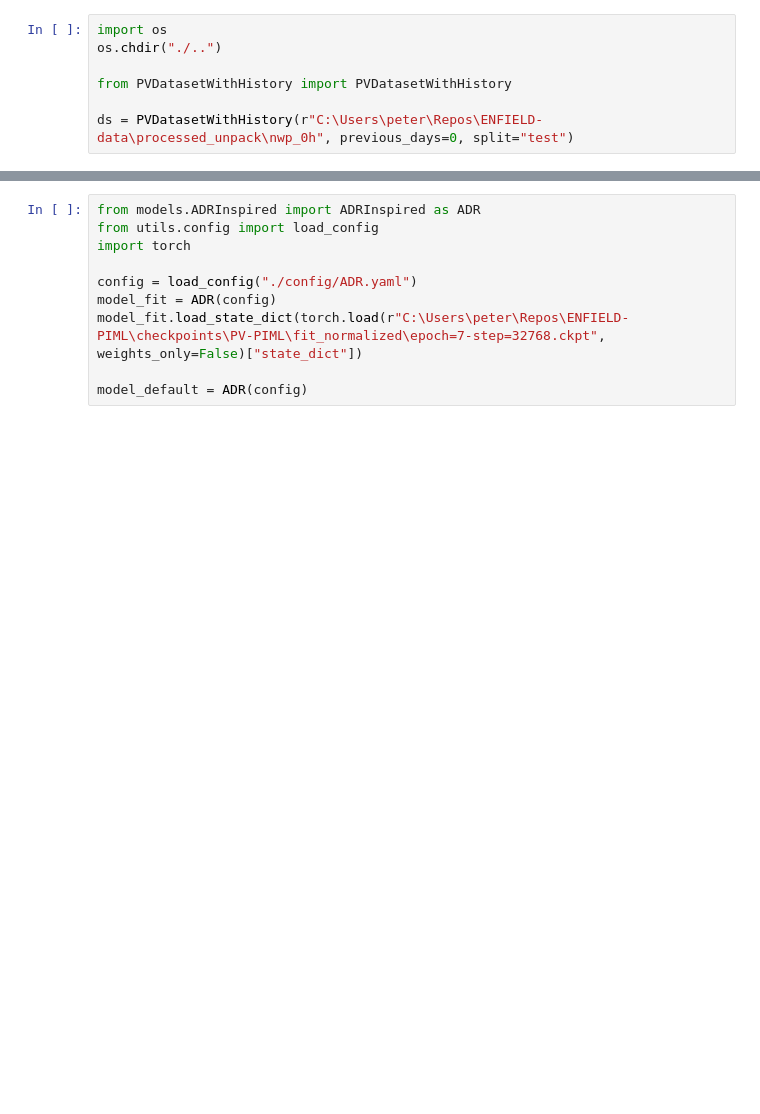
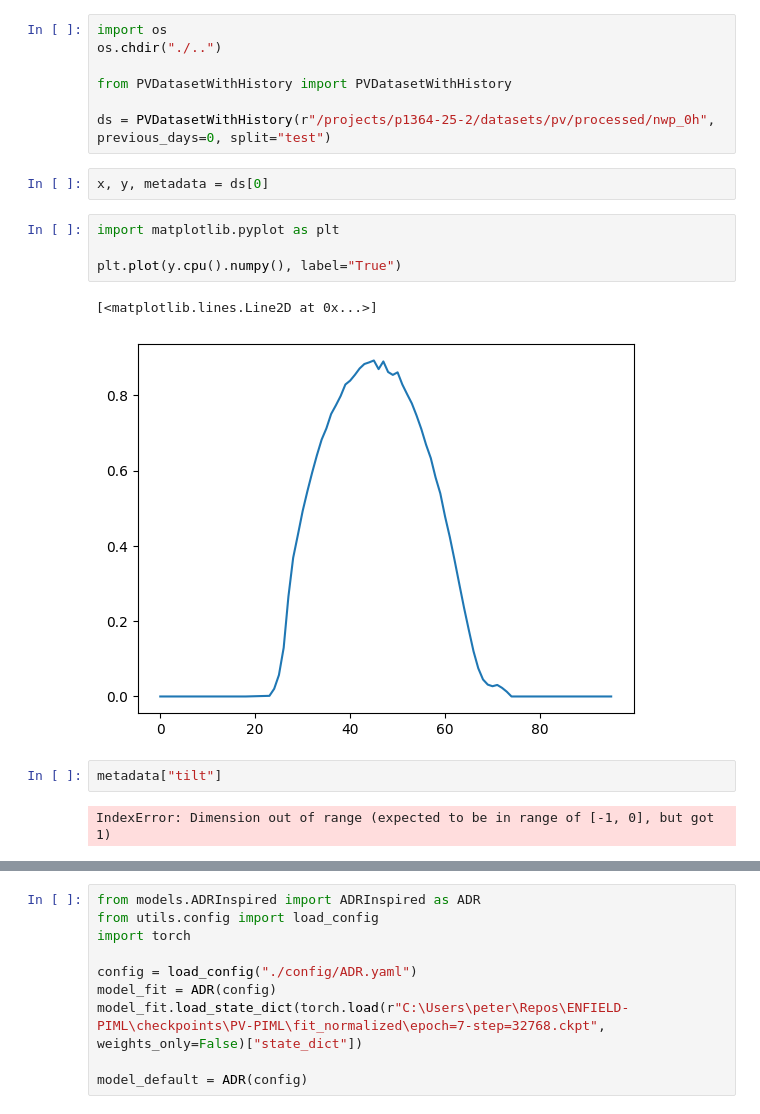
Before and after one commit to pavlikp/PV-PIML, a Jupyter notebook: notebooks/InspectModel2.ipynb, the cells around one changed output, grey strips where cells are left out. Drawn from its saved outputs; the diff is of its cells as text; blank space fills up the shorter version.

```diff
--- a/notebooks/InspectModel2.ipynb
+++ b/notebooks/InspectModel2.ipynb
@@ -4,4 +4,17 @@ os.chdir("./..")
 
 from PVDatasetWithHistory import PVDatasetWithHistory
 
-ds = PVDatasetWithHistory(r"C:\Users\peter\Repos\ENFIELD-data\processed_unpack\nwp_0h", previous_days=0, split="test")
+ds = PVDatasetWithHistory(r"/projects/p1364-25-2/datasets/pv/processed/nwp_0h", previous_days=0, split="test")
+# %%
+x, y, metadata = ds[0]
+# %%
+import matplotlib.pyplot as plt
+
+plt.plot(y.cpu().numpy(), label="True")
+# %% [output]
+[<matplotlib.lines.Line2D at 0x...>]
+[figure, added]
+# %%
+metadata["tilt"]
+# %% [output]
+IndexError: Dimension out of range (expected to be in range of [-1, 0], but got 1)
```
Also changed, not shown: parts of 2 cells of this notebook, 11 other files.
